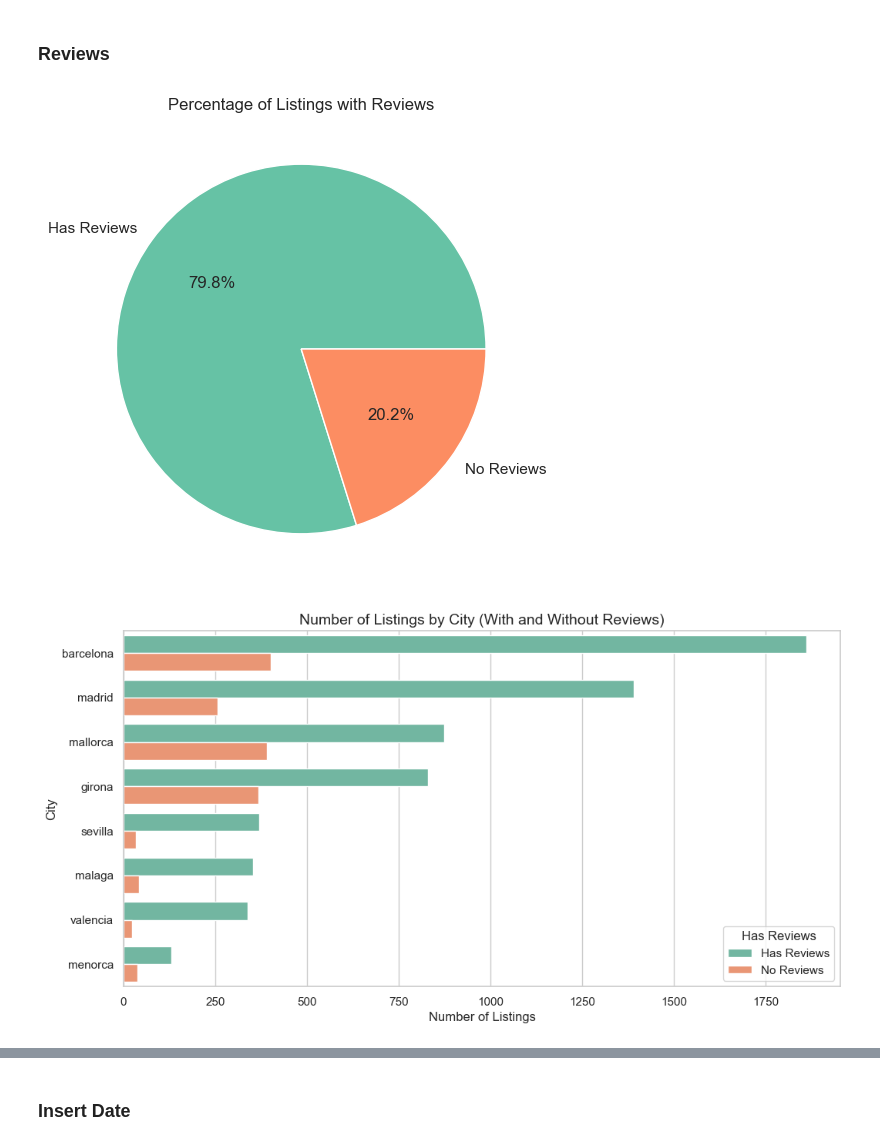
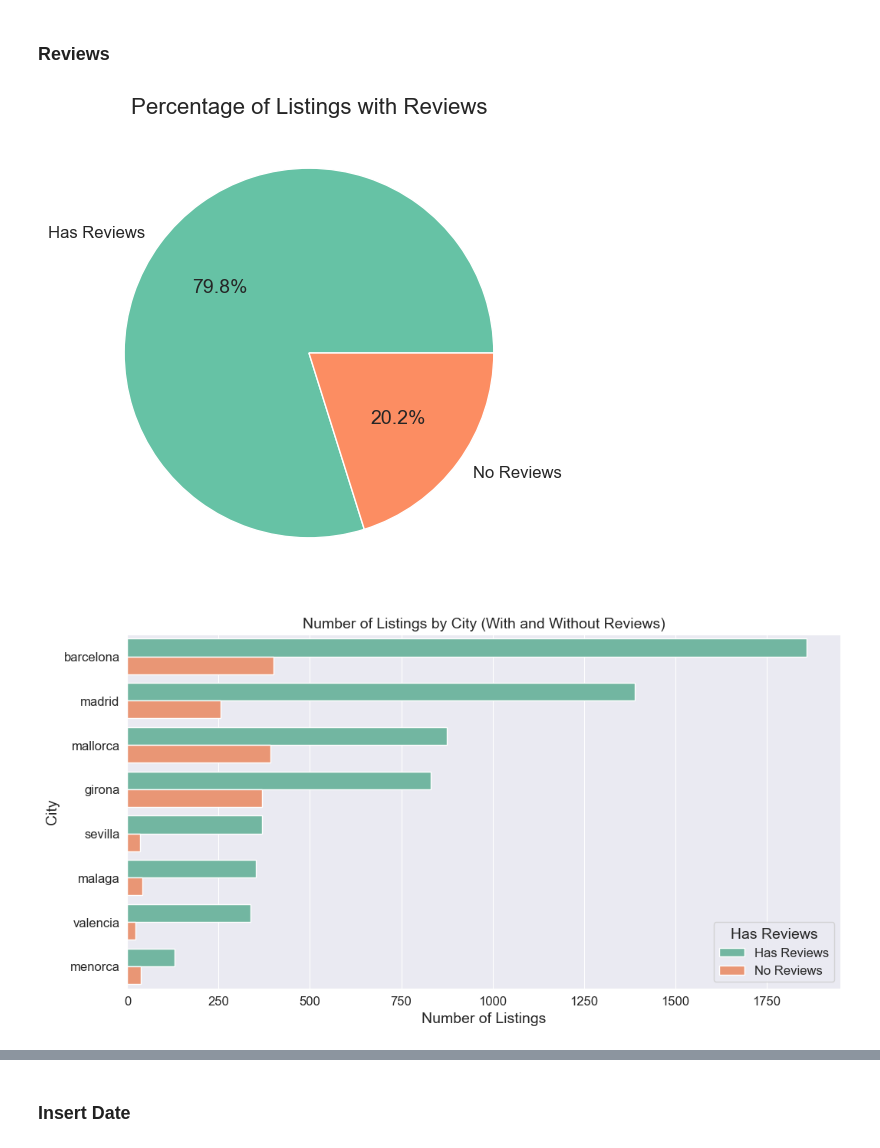
Before and after one commit to luybashu/tourism-accomodations-project, a Jupyter notebook: Scripts/data_overview.ipynb, the cells around one changed output, grey strips where cells are left out. Saved outputs shown, nothing was run; the diff lists cells and outputs as text; code cells hidden in the pictures.

```diff
--- a/Scripts/data_overview.ipynb
+++ b/Scripts/data_overview.ipynb
@@ -304,0 +347,4 @@ Name: count, dtype: int64
+# %%
+df['bedrooms'] = pd.to_numeric(df['bedrooms'], errors='coerce')
+df['bathrooms'] = pd.to_numeric(df['bathrooms'], errors='coerce')
+df.info()
@@ -1620,35 +1737,35 @@ for col in num_col:
 # %%
 # Create a new column: "Has Reviews" (True/False)
 df_clean['has_reviews'] = df_clean['number_of_reviews'] > 0
 
 # Set up visualization style
-sns.set_theme(style="whitegrid")
+#sns.set_theme(style="whitegrid")
 
 ### Listings with and without reviews
 plt.figure(figsize=(6, 6))
 df_clean['has_reviews'].value_counts().plot(kind='pie', autopct='%1.1f%%', labels=["Has Reviews", "No Reviews"], colors=["#66c2a5", "#fc8d62"])
 plt.title("Percentage of Listings with Reviews")
 plt.ylabel("")
 plt.show()
 
 plt.figure(figsize=(12, 6))
 sns.countplot(
     data=df_clean,
     y="city",
     hue="has_reviews",
     order=df_clean["city"].value_counts().index,
     hue_order=[True, False],
     palette=["#66c2a5", "#fc8d62"]
 )
 
 plt.title("Number of Listings by City (With and Without Reviews)", fontsize=14)
 plt.xlabel("Number of Listings")
 plt.ylabel("City")
 plt.legend(title="Has Reviews", labels=["Has Reviews", "No Reviews"])
 plt.show()
 # %% [output]
-[figure, old version]
+[figure, new version]
-[figure, old version]
+[figure, new version]
 # %%
 ### Average rating by city
 plt.figure(figsize=(10, 5))
```
Also changed, not shown: parts of 24 cells of this notebook, 1 other file.
